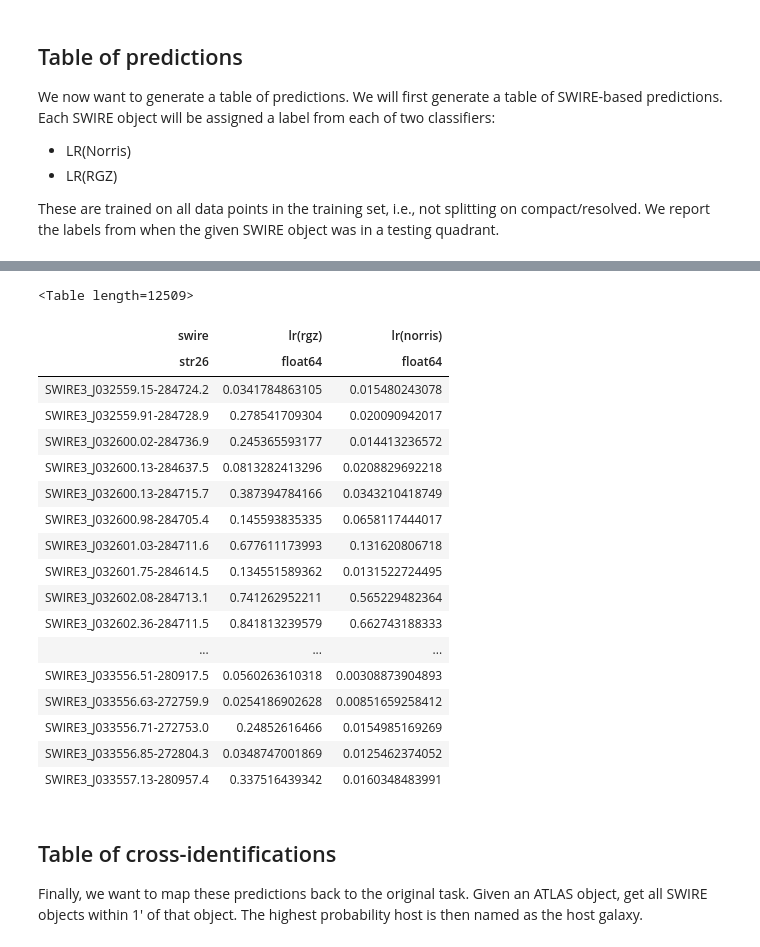
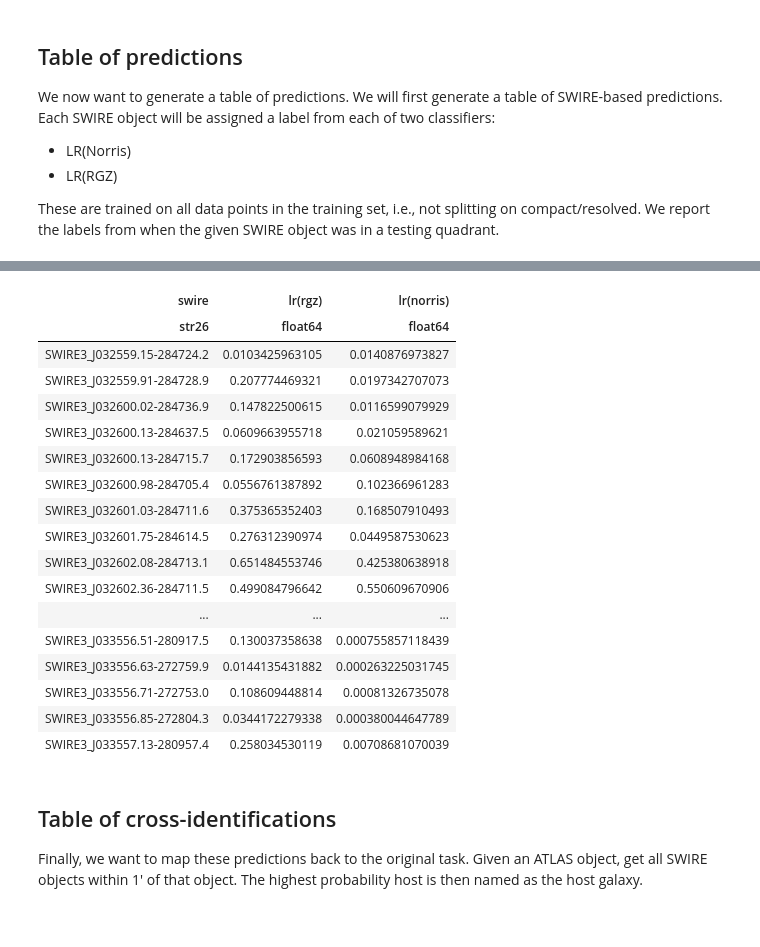
Before and after one commit to chengsoonong/crowdastro, a Jupyter notebook: notebooks/104_one_notebook_to_train_them_all.ipynb, the cells around one changed output, grey strips where cells are left out. Drawn from its saved outputs; the diff is of its cells as text; code cells hidden in the pictures.

```diff
--- a/notebooks/104_one_notebook_to_train_them_all.ipynb
+++ b/notebooks/104_one_notebook_to_train_them_all.ipynb
@@ -55,7 +64,7 @@ rgz = {r['Key'] for r in table if r['Component Zooniverse ID (RGZ)'] and
                                   r['Component ID (Franzen)']}
 norris = {r['Key'] for r in table if r['Component # (Norris)'] and r['Component ID (Franzen)']}
 compact = {r['Key'] for r in table if r['Component ID (Franzen)'] and
-                                             r['Component S (Franzen)'] / r['Component Sp (Franzen)'] <= 1}
+                                        compact_test(r)}
 # %% [markdown]
 We can now compute the training sets. We will split CDFS in four. Let's start by finding the min/max RA/dec to get our dividing lines.
 # %%
@@ -149,7 +158,11 @@ swire_name_to_rgz_label = {}
 swire_name_to_norris_label = {}
 for row in labels:
     swire_name_to_norris_label[row['swire']] = bool(row['norris_label']) and row['norris_label'] == 'True'
-    swire_name_to_rgz_label[row['swire']] = bool(row['rgz_label']) and row['rgz_label'] == 'True'
+#     swire_name_to_rgz_label[row['swire']] = bool(row['rgz_label']) and row['rgz_label'] == 'True'
+for name in swire_names:
+    swire_name_to_rgz_label[name] = False
+for row in rgz_catalogue:
+    swire_name_to_rgz_label[row['SWIRE.designation']] = True
 # %% [markdown]
 ## Training LR with Norris labels
 
@@ -204,7 +217,9 @@ RGZ & Norris on Norris: (94.44 +- 1.46)%
 # %%
 norris_rf_results = list(test_on_sets(
         training_testing_swire_sets, swire_name_to_norris_label,
-        lambda: sklearn.ensemble.RandomForestClassifier(class_weight='balanced')))
+        lambda: sklearn.ensemble.RandomForestClassifier(class_weight='balanced',
+                                                        criterion='entropy',
+                                                        min_samples_leaf=45)))
 
 for subset, (rgz_acc, norris_acc), _ in norris_rf_results:
     print('{} on RGZ: ({:.02f} +- {:.02f})%'.format(
@@ -241,7 +256,9 @@ RGZ & Norris on Norris: (91.94 +- 1.09)%
 # %%
 rgz_rf_results = list(test_on_sets(
         training_testing_swire_sets, swire_name_to_rgz_label,
-        lambda: sklearn.ensemble.RandomForestClassifier(class_weight='balanced')))
+        lambda: sklearn.ensemble.RandomForestClassifier(class_weight='balanced',
+                                                        criterion='entropy',
+                                                        min_samples_leaf=45)))
 for subset, (rgz_acc, norris_acc), _ in rgz_rf_results:
     print('{} on RGZ: ({:.02f} +- {:.02f})%'.format(
         subset, numpy.mean(rgz_acc) * 100, numpy.std(rgz_acc) * 100))
@@ -317,8 +334,8 @@ for name in swire_names:
     norris_preds_.append(norris_)
 predicted_swire_table = astropy.table.Table(data=[names_, rgz_preds_, norris_preds_],
                                             names=['swire', 'lr(rgz)', 'lr(norris)'])
-predicted_swire_table.write('/Users/alger/data/Crowdastro/predicted_swire_table.csv', format='csv')
-predicted_swire_table.write('/Users/alger/repos/crowdastro-projects/ATLAS-CDFS/predicted_swire_table.tex',
+predicted_swire_table.write('/Users/alger/data/Crowdastro/predicted_swire_table_11_05_17.csv', format='csv')
+predicted_swire_table.write('/Users/alger/repos/crowdastro-projects/ATLAS-CDFS/predicted_swire_table_11_05_17.tex',
                             format='latex')
 predicted_swire_table
 # %% [output]
@@ -327,22 +343,21 @@ WARNING: AstropyDeprecationWarning: /Users/alger/repos/crowdastro-projects/ATLAS
-<Table length=12509>
 | swire | lr(rgz) | lr(norris) |
 | str26 | float64 | float64 |
-| SWIRE3_J032559.15-284724.2 | 0.0341784863105 | 0.015480243078 |
-| SWIRE3_J032559.91-284728.9 | 0.278541709304 | 0.020090942017 |
-| SWIRE3_J032600.02-284736.9 | 0.245365593177 | 0.014413236572 |
-| SWIRE3_J032600.13-284637.5 | 0.0813282413296 | 0.0208829692218 |
-| SWIRE3_J032600.13-284715.7 | 0.387394784166 | 0.0343210418749 |
-| SWIRE3_J032600.98-284705.4 | 0.145593835335 | 0.0658117444017 |
-| SWIRE3_J032601.03-284711.6 | 0.677611173993 | 0.131620806718 |
-| SWIRE3_J032601.75-284614.5 | 0.134551589362 | 0.0131522724495 |
-| SWIRE3_J032602.08-284713.1 | 0.741262952211 | 0.565229482364 |
-| SWIRE3_J032602.36-284711.5 | 0.841813239579 | 0.662743188333 |
+| SWIRE3_J032559.15-284724.2 | 0.0103425963105 | 0.0140876973827 |
+| SWIRE3_J032559.91-284728.9 | 0.207774469321 | 0.0197342707073 |
+| SWIRE3_J032600.02-284736.9 | 0.147822500615 | 0.0116599079929 |
+| SWIRE3_J032600.13-284637.5 | 0.0609663955718 | 0.021059589621 |
+| SWIRE3_J032600.13-284715.7 | 0.172903856593 | 0.0608948984168 |
+| SWIRE3_J032600.98-284705.4 | 0.0556761387892 | 0.102366961283 |
+| SWIRE3_J032601.03-284711.6 | 0.375365352403 | 0.168507910493 |
+| SWIRE3_J032601.75-284614.5 | 0.276312390974 | 0.0449587530623 |
+| SWIRE3_J032602.08-284713.1 | 0.651484553746 | 0.425380638918 |
+| SWIRE3_J032602.36-284711.5 | 0.499084796642 | 0.550609670906 |
 | ... | ... | ... |
-| SWIRE3_J033556.51-280917.5 | 0.0560263610318 | 0.00308873904893 |
-| SWIRE3_J033556.63-272759.9 | 0.0254186902628 | 0.00851659258412 |
-| SWIRE3_J033556.71-272753.0 | 0.24852616466 | 0.0154985169269 |
-| SWIRE3_J033556.85-272804.3 | 0.0348747001869 | 0.0125462374052 |
-| SWIRE3_J033557.13-280957.4 | 0.337516439342 | 0.0160348483991 |
+| SWIRE3_J033556.51-280917.5 | 0.130037358638 | 0.000755857118439 |
+| SWIRE3_J033556.63-272759.9 | 0.0144135431882 | 0.000263225031745 |
+| SWIRE3_J033556.71-272753.0 | 0.108609448814 | 0.00081326735078 |
+| SWIRE3_J033556.85-272804.3 | 0.0344172279338 | 0.000380044647789 |
+| SWIRE3_J033557.13-280957.4 | 0.258034530119 | 0.00708681070039 |
 # %% [markdown]
 ## Table of cross-identifications
 
```
Also changed, not shown: parts of 16 cells of this notebook, 6 other files.
